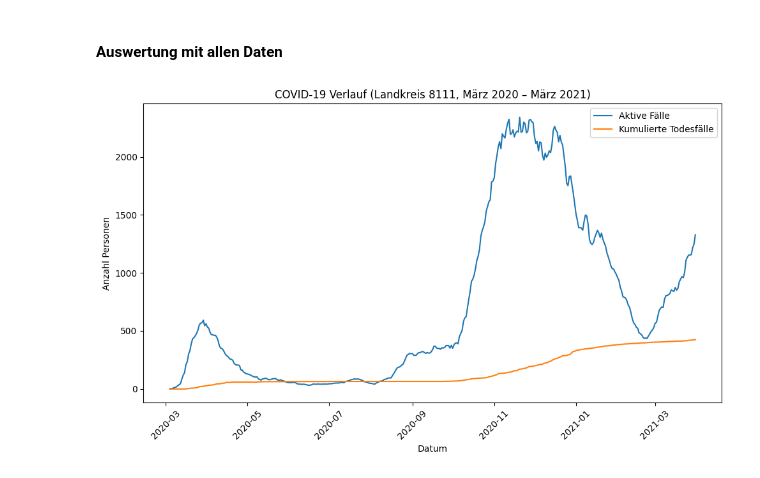
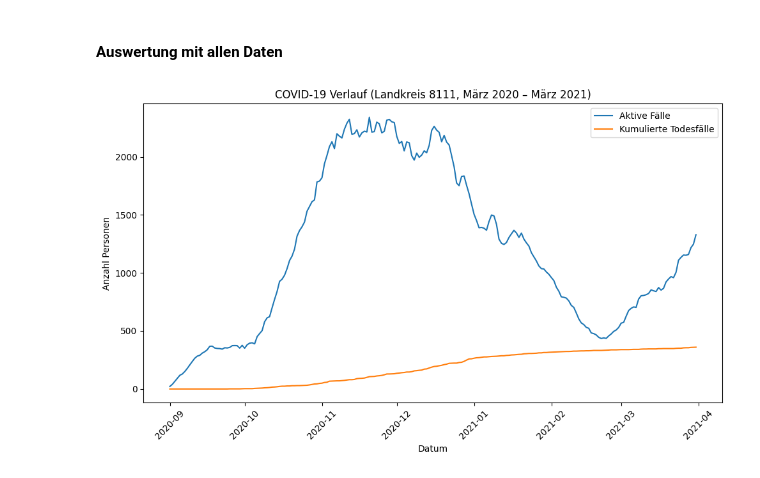
Before and after one commit to einBuegelbrett/virus-simulation, a Jupyter notebook: Auswertung Coviddaten Stuttgart.ipynb, the cells around one changed output. Saved outputs shown, nothing was run; the diff lists cells and outputs as text; code cells hidden in the pictures.

```diff
--- a/Auswertung Coviddaten Stuttgart.ipynb
+++ b/Auswertung Coviddaten Stuttgart.ipynb
@@ -44,32 +44,32 @@ df = df[
 ]
 
 # Datum formatieren
 df["Meldedatum"] = pd.to_datetime(df["Meldedatum"])
 
 # Nach Datum gruppieren
 daily = df.groupby("Meldedatum")[["AnzahlFall", "AnzahlTodesfall", "AnzahlGenesen"]].sum().sort_index()
 
 # Zeitraum filtern: März 2020 bis März 2021
-daily = daily[(daily.index >= "2020-03-01") & (daily.index <= "2021-03-31")]
+daily = daily[(daily.index >= "2020-09-01") & (daily.index <= "2021-03-31")]
 
 # Genesene 14 Tage versetzt
 daily["AnzahlGenesen_versetzt"] = daily["AnzahlGenesen"].shift(14).fillna(0)
 
 # Kumulative Werte
 daily["AktiveFaelle"] = daily["AnzahlFall"].cumsum() - daily["AnzahlGenesen_versetzt"].cumsum() - daily["AnzahlTodesfall"].cumsum()
 daily["KumuliertTodesfall"] = daily["AnzahlTodesfall"].cumsum()
 
 # Plot
 plt.figure(figsize=(10, 6))
 plt.plot(daily.index, daily["AktiveFaelle"], label="Aktive Fälle")
 plt.plot(daily.index, daily["KumuliertTodesfall"], label="Kumulierte Todesfälle")
 # plt.plot(daily.index, daily["AnzahlGenesen_versetzt"].cumsum(), label="Kumulierte Genesene (versetzt)")
 plt.xlabel("Datum")
 plt.ylabel("Anzahl Personen")
 plt.title("COVID-19 Verlauf (Landkreis 8111, März 2020 – März 2021)")
 plt.legend()
 plt.xticks(rotation=45)
 plt.tight_layout()
 plt.show()
 # %% [output]
-[figure, old version]
+[figure, new version]
```
Also changed, not shown: 1 other file.
